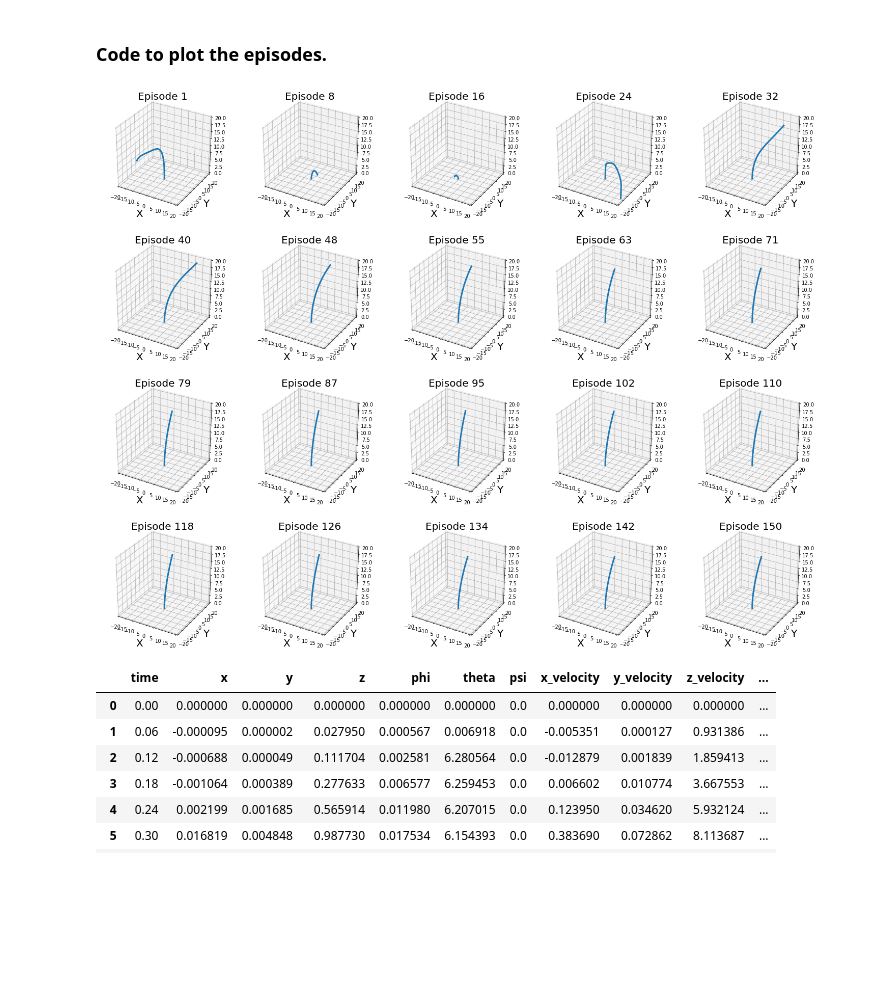
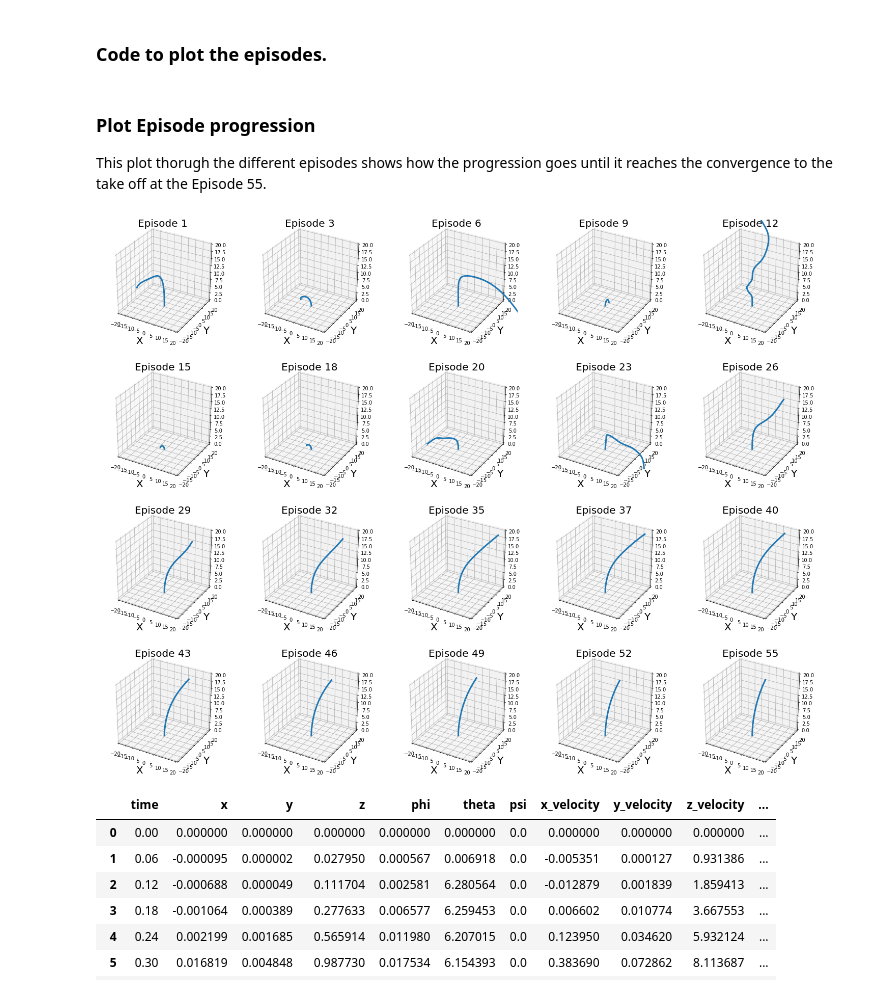
Before and after one commit to AdalbertoCq/Deep-Learning-Nanodegree-Udacity, a Jupyter notebook: Reinforcement Learning/Quadcopter Project Actor-Critic RL/Quadcopter_Project.ipynb, the cells around one changed output. Saved outputs shown, nothing was run; the diff lists cells and outputs as text; code cells hidden in the pictures; blank space fills up the shorter version.

```diff
--- a/Reinforcement Learning/Quadcopter Project Actor-Critic RL/Quadcopter_Project.ipynb
+++ b/Reinforcement Learning/Quadcopter Project Actor-Critic RL/Quadcopter_Project.ipynb
@@ -421,15 +421,18 @@ def plot_episodes(file_path, number_episodes, total, scale):
         ax.set_ylim(scale[1])
         ax.set_zlim(scale[2])
 #        ax.legend()
+# %% [markdown]
+### Plot Episode progression
+This plot thorugh the different episodes shows how the progression goes until it reaches the convergence to the take off at the Episode 55.
 # %%
 file_path = "./data_quadcopter/takeoff"
 number_episodes = 20
-total = 150
+total = 55
 scale = [[-20,20], [-20,20], [0,20]]
 
 plot_episodes(file_path, number_episodes, total, scale)
 # %% [output]
-[figure, old version]
+[figure, new version]
 # %%
 # Plot last episode data.
 episode = 150
```
Also changed, not shown: parts of 1 cell of this notebook.
